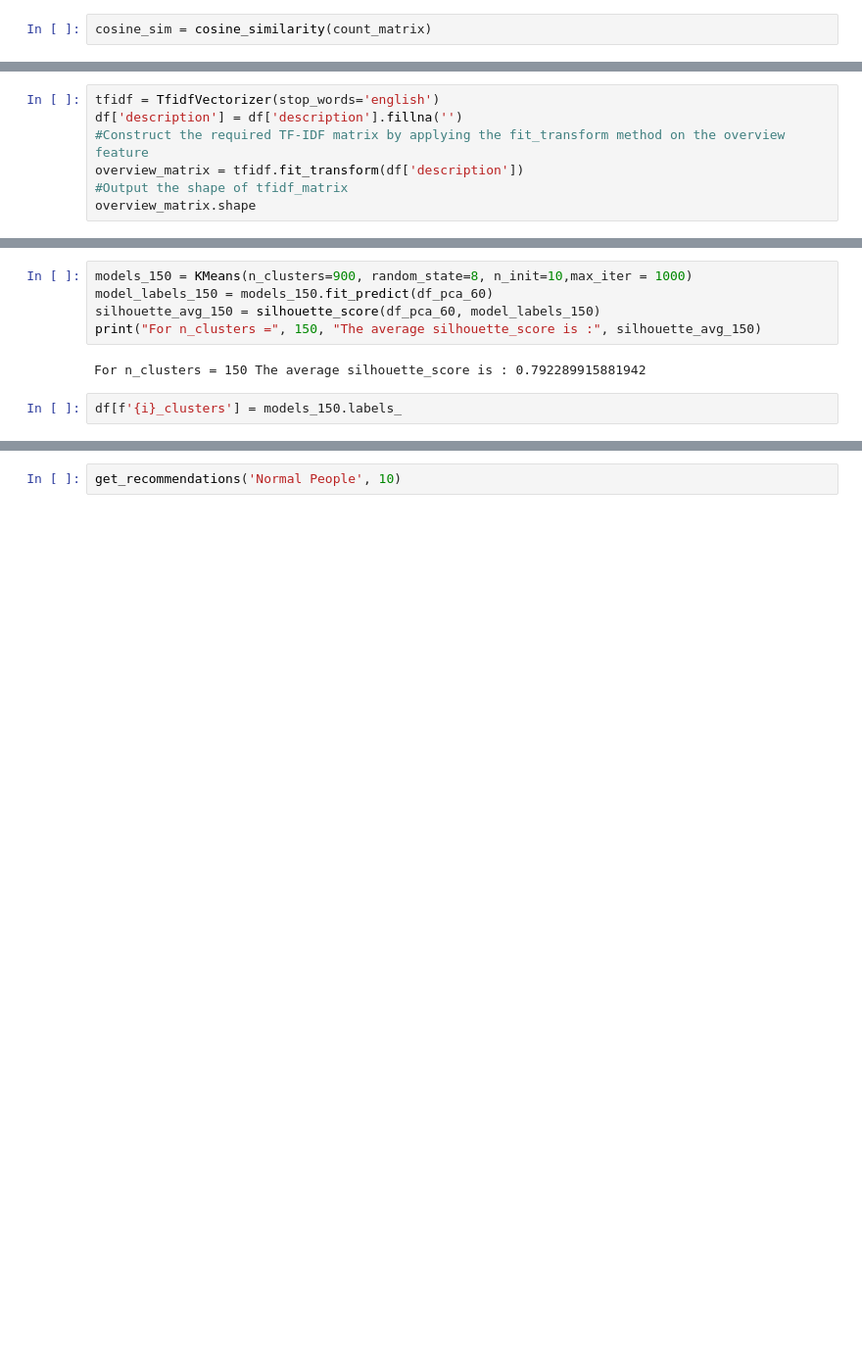
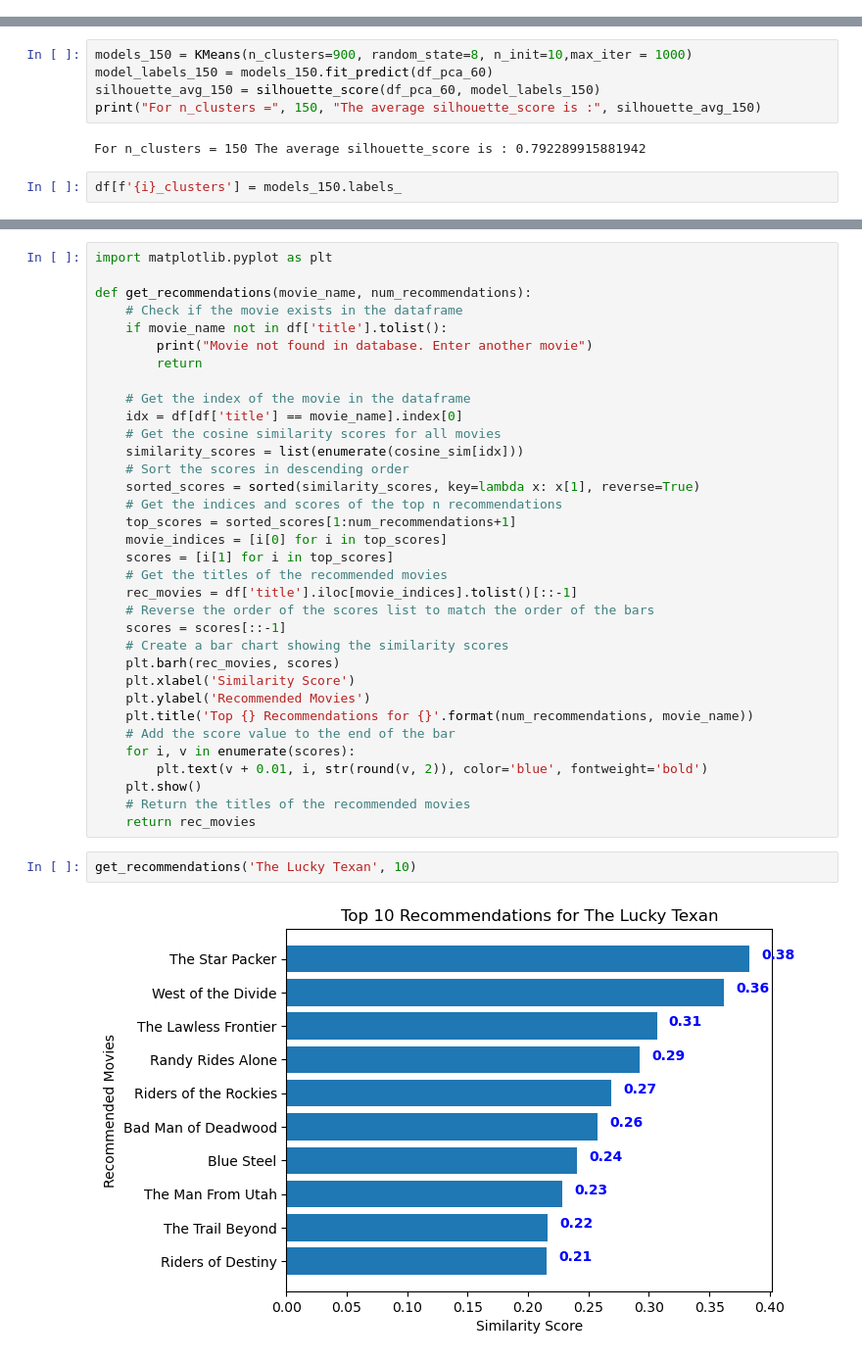
Before and after one commit to aprativ/Capstone-Project, a Jupyter notebook: movies.ipynb, the cells around one changed output, grey strips where cells are left out. Shown at 98% size. Saved outputs shown, nothing was run; the diff lists cells and outputs as text; blank space fills up the shorter version.

```diff
--- a/movies.ipynb
+++ b/movies.ipynb
@@ -469,2 +443,0 @@ Count Matrix: [[0 0 0 ... 0 0 0]
-# %%
-cosine_sim = cosine_similarity(count_matrix)
@@ -539,7 +443,0 @@ Inheritance
-# %%
-tfidf = TfidfVectorizer(stop_words='english')
-df['description'] = df['description'].fillna('')
-#Construct the required TF-IDF matrix by applying the fit_transform method on the overview feature
-overview_matrix = tfidf.fit_transform(df['description'])
-#Output the shape of tfidf_matrix
-overview_matrix.shape
@@ -755,6 +617,41 @@ def get_recommendations(movie_name, num_recommendations):
     rec_indices = np.argsort(distances)[:num_recommendations]
     # Return the titles of the recommended movies
     return data['title'].iloc[cluster[rec_indices]].tolist()
+# %%
+import matplotlib.pyplot as plt
+
+def get_recommendations(movie_name, num_recommendations):
+    # Check if the movie exists in the dataframe
+    if movie_name not in df['title'].tolist():
+        print("Movie not found in database. Enter another movie")
+        return
+
+    # Get the index of the movie in the dataframe
+    idx = df[df['title'] == movie_name].index[0]
+    # Get the cosine similarity scores for all movies
+    similarity_scores = list(enumerate(cosine_sim[idx]))
+    # Sort the scores in descending order
+    sorted_scores = sorted(similarity_scores, key=lambda x: x[1], reverse=True)
+    # Get the indices and scores of the top n recommendations
+    top_scores = sorted_scores[1:num_recommendations+1]
+    movie_indices = [i[0] for i in top_scores]
+    scores = [i[1] for i in top_scores]
+    # Get the titles of the recommended movies
+    rec_movies = df['title'].iloc[movie_indices].tolist()[::-1]
+    # Reverse the order of the scores list to match the order of the bars
+    scores = scores[::-1]
+    # Create a bar chart showing the similarity scores
+    plt.barh(rec_movies, scores)
+    plt.xlabel('Similarity Score')
+    plt.ylabel('Recommended Movies')
+    plt.title('Top {} Recommendations for {}'.format(num_recommendations, movie_name))
+    # Add the score value to the end of the bar
+    for i, v in enumerate(scores):
+        plt.text(v + 0.01, i, str(round(v, 2)), color='blue', fontweight='bold')
+    plt.show()
+    # Return the titles of the recommended movies
+    return rec_movies
 # %%
-get_recommendations('Normal People', 10)
+get_recommendations('The Lucky Texan', 10)
 # %% [output]
+[figure, added]
```
Also changed, not shown: parts of 49 cells of this notebook, 4 other files.
